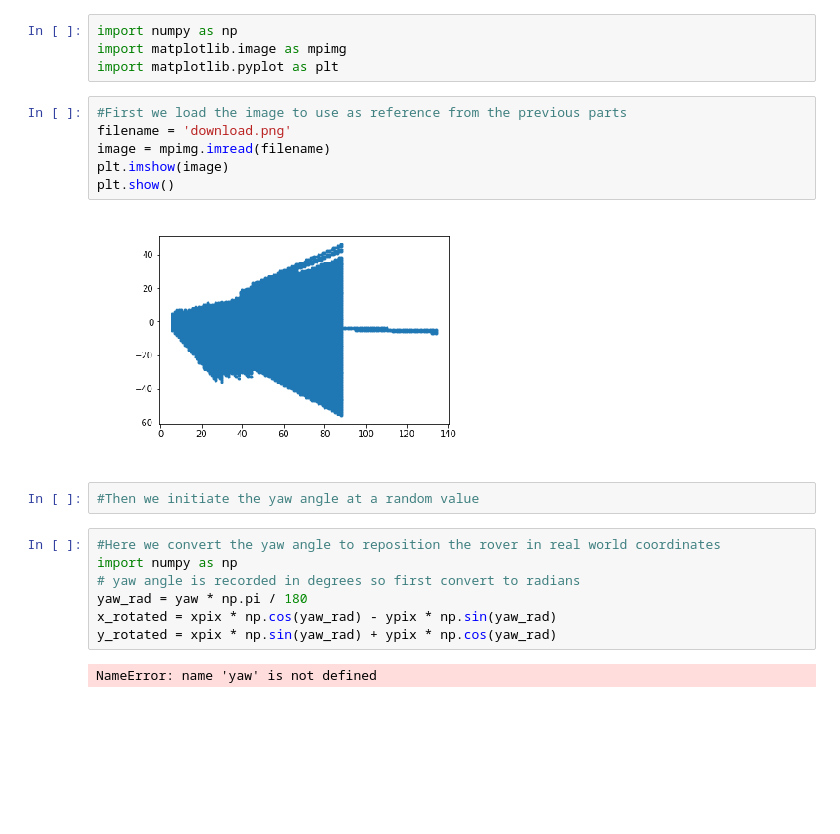
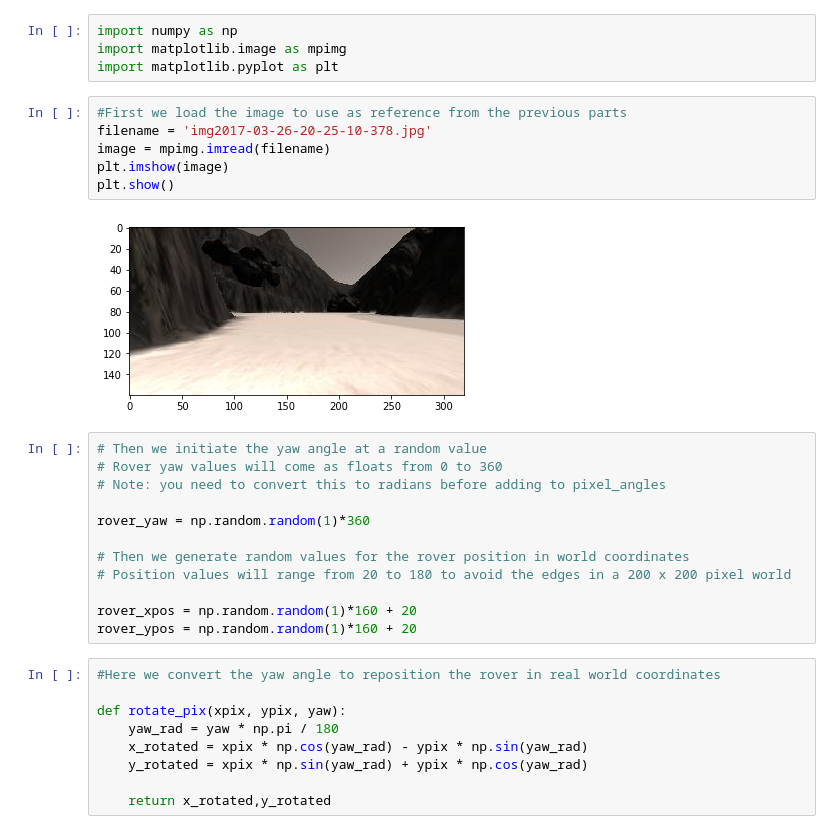
Before and after one commit to VIcuko/RoboND-Map-to-World, a Jupyter notebook: map_to_world.ipynb, the cells around one changed output. Cells and saved outputs as stored; diff of their text form; blank space fills up the shorter version.

Commit message:
Define rotation and translation methods for mapping

```diff
--- a/map_to_world.ipynb
+++ b/map_to_world.ipynb
@@ -6,20 +6,30 @@ import matplotlib.image as mpimg
 import matplotlib.pyplot as plt
 # %%
 #First we load the image to use as reference from the previous parts
-filename = 'download.png'
+filename = 'img2017-03-26-20-25-10-378.jpg'
 image = mpimg.imread(filename)
 plt.imshow(image)
 plt.show()
 # %% [output]
-[figure, old version]
+[figure, new version]
-# %%
-#Then we initiate the yaw angle at a random value
+# %%
+# Then we initiate the yaw angle at a random value
+# Rover yaw values will come as floats from 0 to 360
+# Note: you need to convert this to radians before adding to pixel_angles
+
+rover_yaw = np.random.random(1)*360
+
+# Then we generate random values for the rover position in world coordinates
+# Position values will range from 20 to 180 to avoid the edges in a 200 x 200 pixel world
+
+rover_xpos = np.random.random(1)*160 + 20
+rover_ypos = np.random.random(1)*160 + 20
 # %%
 #Here we convert the yaw angle to reposition the rover in real world coordinates
-import numpy as np
-# yaw angle is recorded in degrees so first convert to radians
-yaw_rad = yaw * np.pi / 180
-x_rotated = xpix * np.cos(yaw_rad) - ypix * np.sin(yaw_rad)
-y_rotated = xpix * np.sin(yaw_rad) + ypix * np.cos(yaw_rad)
+
+def rotate_pix(xpix, ypix, yaw):
+    yaw_rad = yaw * np.pi / 180
+    x_rotated = xpix * np.cos(yaw_rad) - ypix * np.sin(yaw_rad)
+    y_rotated = xpix * np.sin(yaw_rad) + ypix * np.cos(yaw_rad)
+
+    return x_rotated,y_rotated
-# %% [output]
-NameError: name 'yaw' is not defined
```
Also changed, not shown: parts of 3 cells of this notebook, 1 other file.
